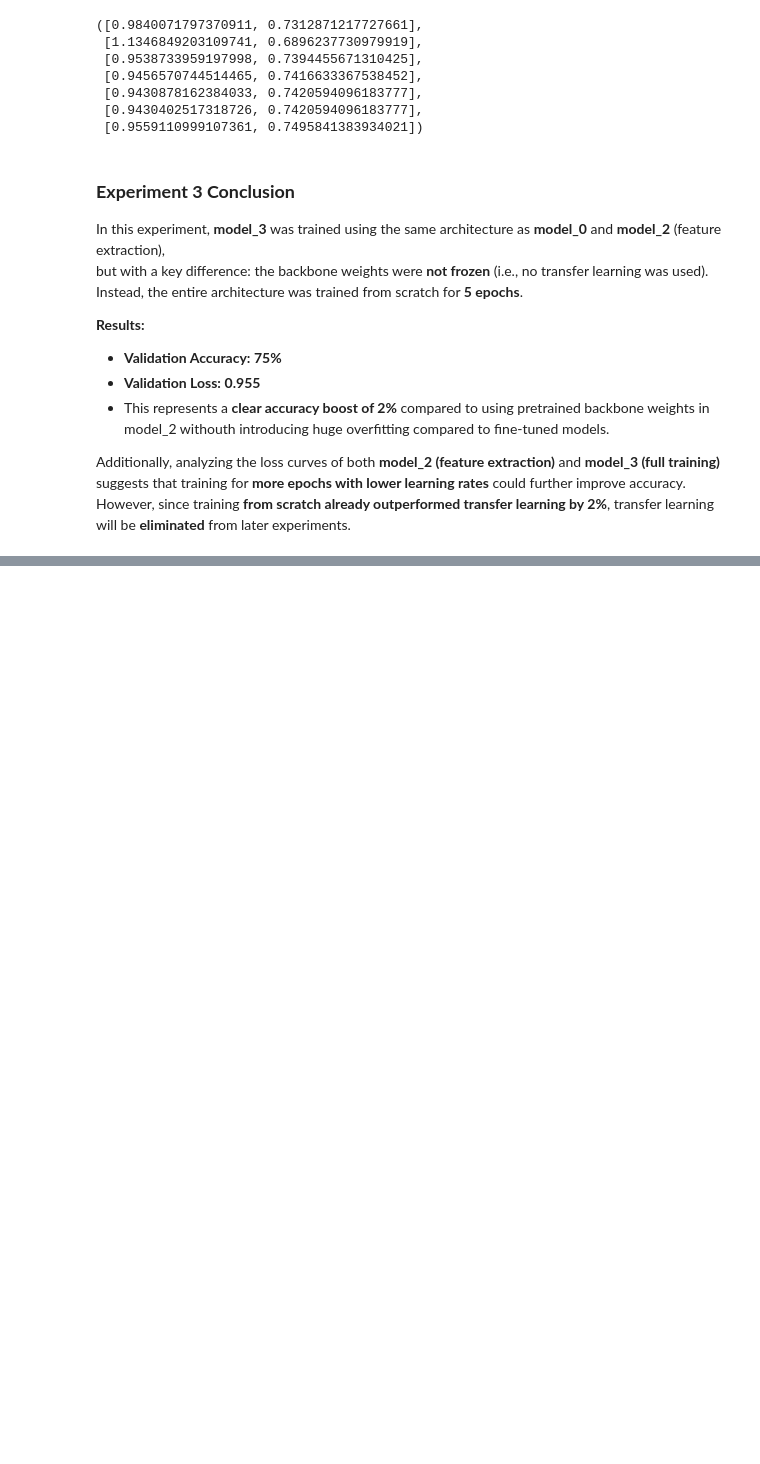
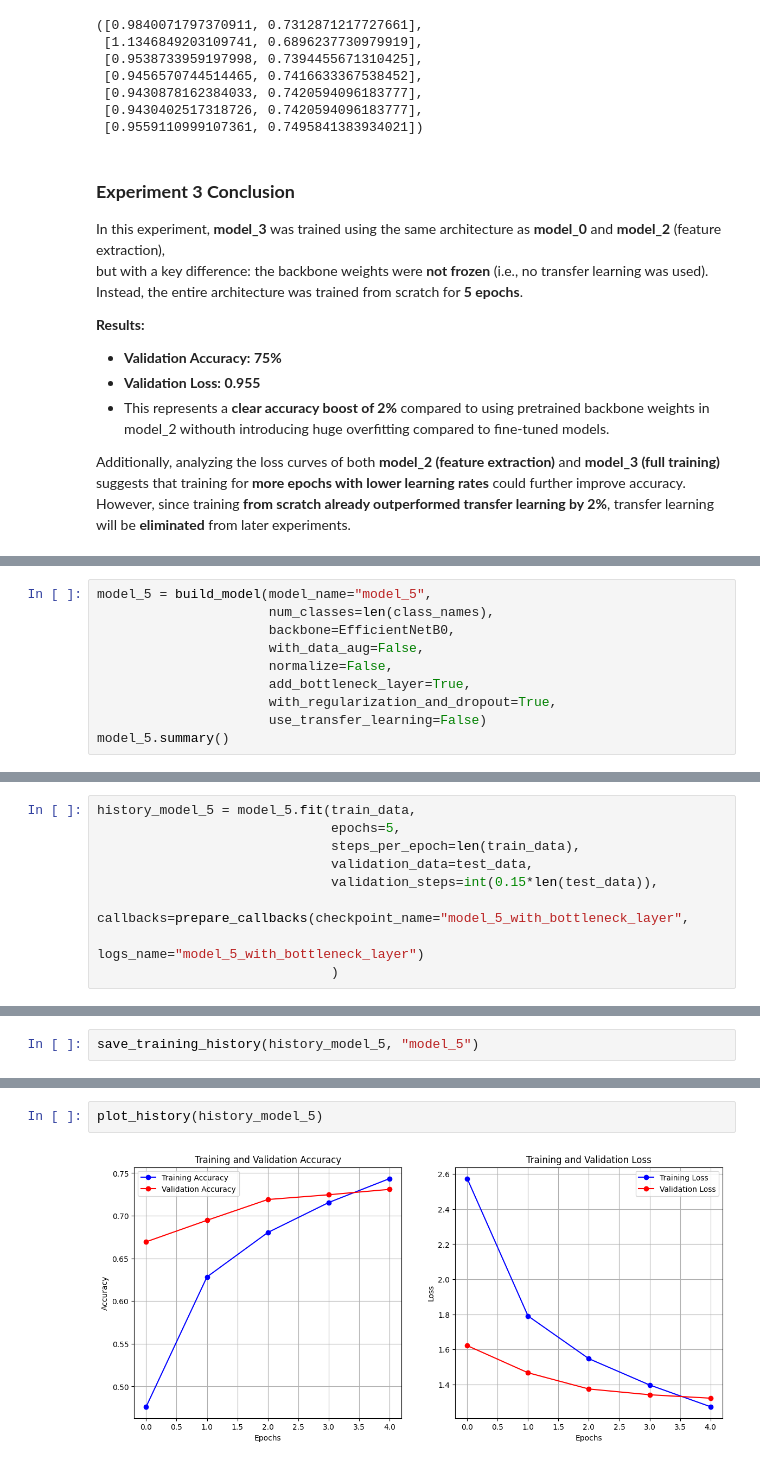
Before and after one commit to HanyAbdelsalam/Food-Vision-app, a Jupyter notebook: training_experiments.ipynb, the cells around one changed output, grey strips where cells are left out. Cells and saved outputs as stored; diff of their text form; blank space fills up the shorter version.

```diff
--- a/training_experiments.ipynb
+++ b/training_experiments.ipynb
@@ -817,0 +959,10 @@ Additionally, analyzing the loss curves of both **model_2 (feature extraction)**
+# %%
+model_5 = build_model(model_name="model_5",
+                      num_classes=len(class_names),
+                      backbone=EfficientNetB0,
+                      with_data_aug=False,
+                      normalize=False,
+                      add_bottleneck_layer=True,
+                      with_regularization_and_dropout=True,
+                      use_transfer_learning=False)
+model_5.summary()
@@ -817,0 +1011,9 @@ Additionally, analyzing the loss curves of both **model_2 (feature extraction)**
+# %%
+history_model_5 = model_5.fit(train_data,
+                              epochs=5,
+                              steps_per_epoch=len(train_data),
+                              validation_data=test_data,
+                              validation_steps=int(0.15*len(test_data)),
+                              callbacks=prepare_callbacks(checkpoint_name="model_5_with_bottleneck_layer",
+                                                          logs_name="model_5_with_bottleneck_layer")
+                              )
@@ -817,0 +1038,2 @@ Additionally, analyzing the loss curves of both **model_2 (feature extraction)**
+# %%
+save_training_history(history_model_5, "model_5")
@@ -817,0 +1048,4 @@ Additionally, analyzing the loss curves of both **model_2 (feature extraction)**
+# %%
+plot_history(history_model_5)
+# %% [output]
+[figure, added]
```
Also changed, not shown: parts of 17 cells of this notebook, 10 other files.
